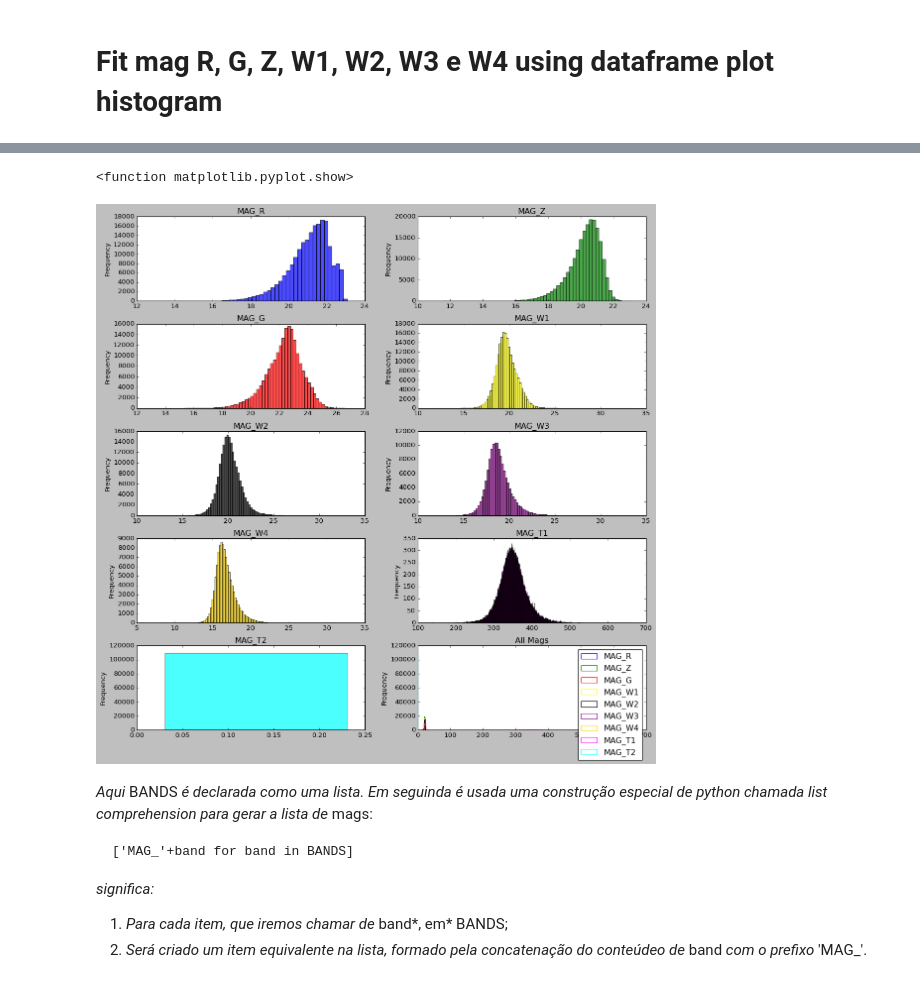
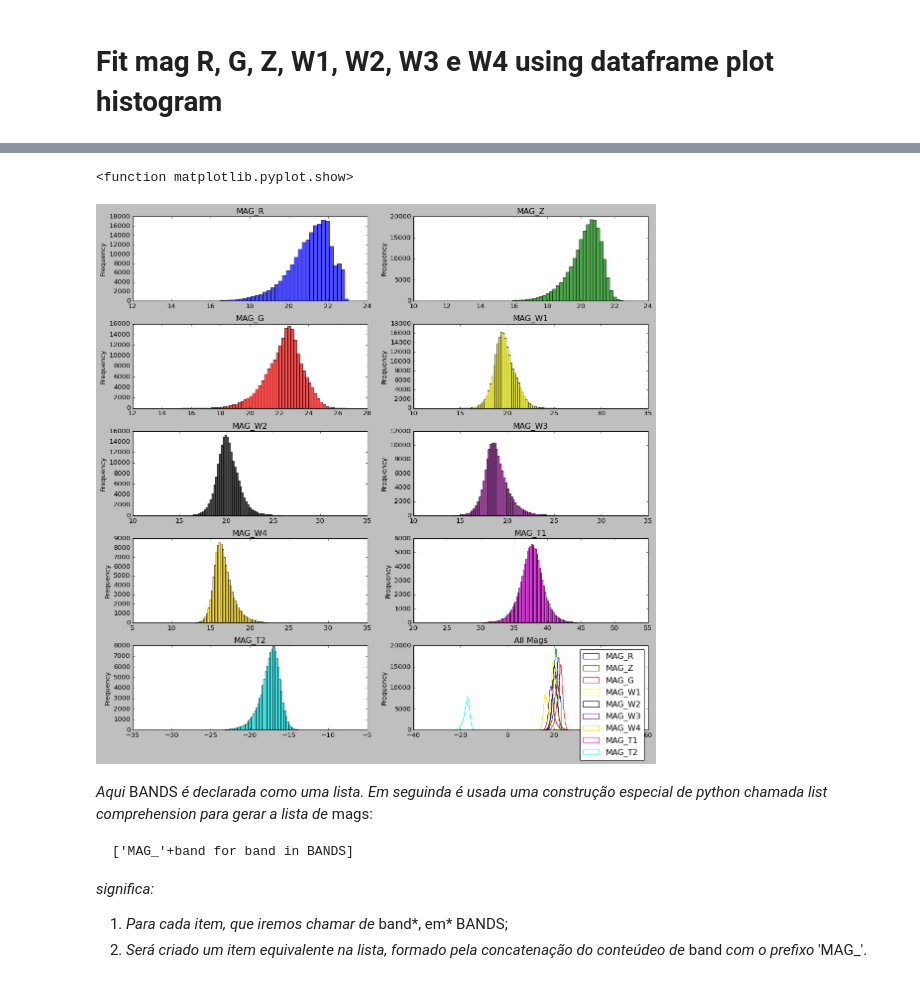
Before and after one commit to thiago-carneiro/mestrado, a Jupyter notebook: CBPF_BigData_AulaLoadCatalogLegacy.ipynb, the cells around one changed output, grey strips where cells are left out. Drawn from its saved outputs; the diff is of its cells as text; code cells hidden in the pictures.

```diff
--- a/CBPF_BigData_AulaLoadCatalogLegacy.ipynb
+++ b/CBPF_BigData_AulaLoadCatalogLegacy.ipynb
@@ -154,3 +156,16 @@ type(df)
 pandas.core.frame.DataFrame
 # %% [markdown]
 # Fit mag R, G, Z, W1, W2, W3 e W4 using dataframe plot histogram
+# %%
+# data é apenas um apelido para cat_table
+data = cat_table
+
+# Aqui definimos duas 'cores' novas
+data['MAG_T1']=data['MAG_R']+data['MAG_W4']
+data['MAG_T2']=data['MAG_Z']-data['MAG_T1']
+
+# como fiz a alteração em data, preciso re-converter para atualizar o DataFrame df
+df = cat_table.to_pandas()
+
+#checando como ficou o DataFrame
+df['MAG_T1']
@@ -157,13 +185,4 @@ pandas.core.frame.DataFrame
 # %%
-data = cat_table
-
-data['MAG_T1']=data['MAG_R']*data['MAG_W4']
-data['MAG_T2']=data['MAG_Z']/(1+data['MAG_T1'])
-
-df['MAG_T1']=df['MAG_R']*df['MAG_W4']
-df['MAG_T2']=df['MAG_Z']/(1+df['MAG_T1'])
-
-
 ### MAG PLOTS
 BANDS = ["R","Z", "G", "W1", "W2", "W3", "W4",'T1','T2']
 mags = ['MAG_'+band for band in BANDS]
@@ -177,37 +196,40 @@ plt.style.use('classic')
 fig = plt.figure(figsize=(14, 14), constrained_layout=True)
 gs = fig.add_gridspec(ver, hor, left=0.05, right=0.5, wspace=0.05)
 
 i=0
 binsize=0.2
 def binarange(arr, binsize):
     return np.arange(np.nanmin(arr), np.nanmax(arr)+binsize, binsize)
 
 
 for v in range(ver-1):
     for h in range(hor):
-        ax = fig.add_subplot(gs[v, h])
+        #ax = fig.add_subplot(gs[v, h])
+        fig.add_subplot(gs[v, h])
         bins = binarange(data.field(key_list[i]), binsize)
         ax = df[key_list[i]].plot.hist(bins=bins, color=color_list[i], alpha=0.7)
         ax.set_title(key_list[i])
         i+=1
 
-ax = fig.add_subplot(gs[ver-1, 0])
+#ax = fig.add_subplot(gs[ver-1, 0])
+fig.add_subplot(gs[ver-1, 0])
 bins = binarange(data.field(key_list[i]), binsize)
 ax = df[key_list[i]].plot.hist(bins=bins, color=color_list[i], alpha=0.7)
 ax.set_title(key_list[i])
 
-ax = fig.add_subplot(gs[ver-1, 1])
+#ax = fig.add_subplot(gs[ver-1, 1])
+fig.add_subplot(gs[ver-1, 1])
 for c, key in enumerate(key_list):
     bins = binarange(data.field(key), binsize)
     ax = df[key].plot.hist(bins=bins, color=color_list[c], alpha=1, label=key, histtype='step')
 ax.set_title("All Mags")
 plt.legend()
 
 
 plt.show
 # %% [output]
 <function matplotlib.pyplot.show>
-[figure, old version]
+[figure, new version]
 # %% [markdown]
 *Aqui* BANDS *é declarada como uma lista. Em seguinda é usada uma construção especial de python chamada list comprehension para gerar a lista de* mags:
 
```
Also changed, not shown: parts of 6 cells of this notebook.
